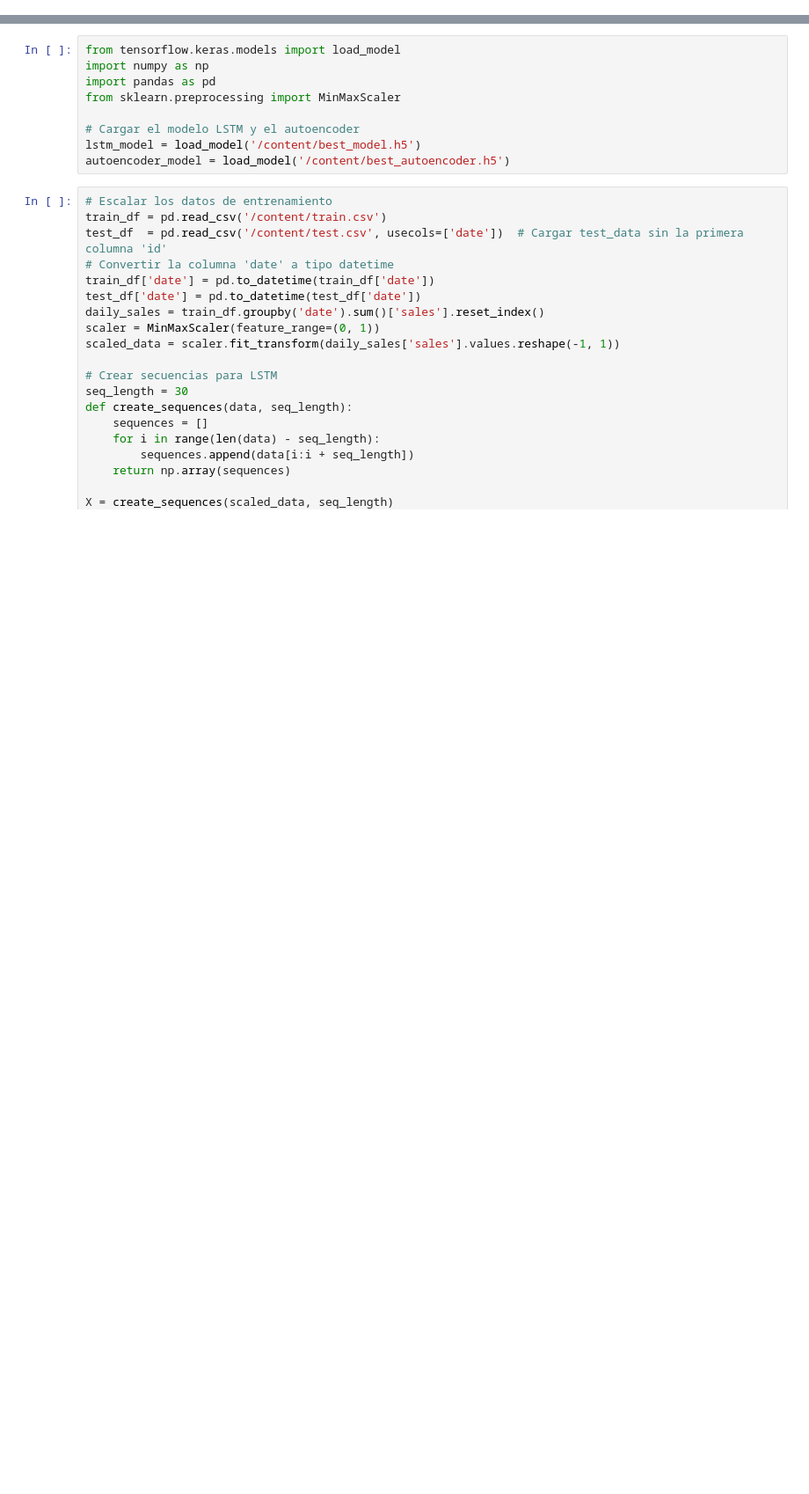
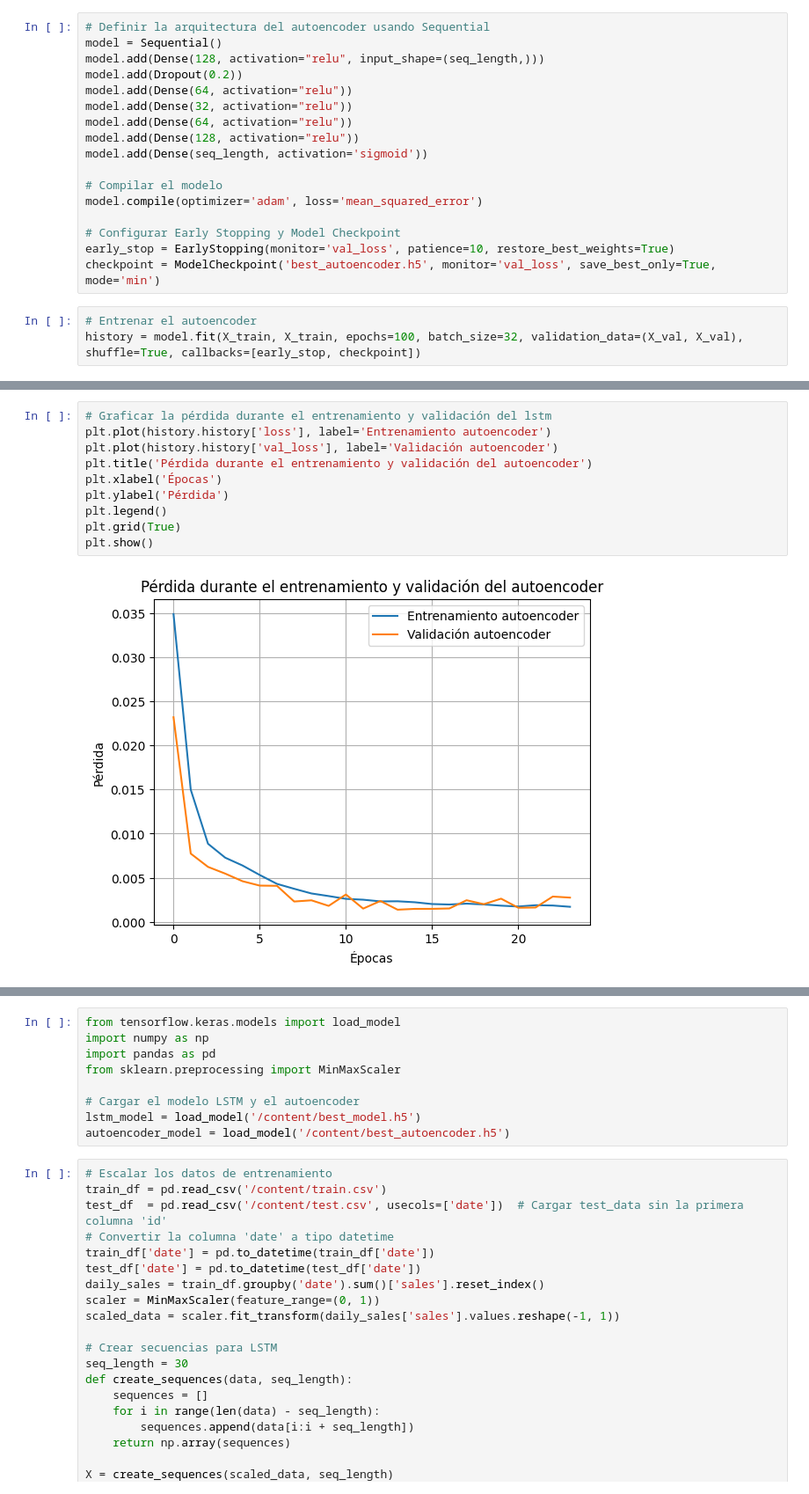
Before and after one commit to sensito/Detecci-n-de-Anomal-as-en-Ventas-Usando-Modelos-LSTM-y-Autoencoder, a Jupyter notebook: Hibrido.ipynb, the cells around one changed output, grey strips where cells are left out. Shown: that part at 88% size. Cells and saved outputs as stored; diff of their text form; blank space fills up the shorter version.

```diff
--- a/Hibrido.ipynb
+++ b/Hibrido.ipynb
@@ -0,0 +309,20 @@
+# %%
+# Definir la arquitectura del autoencoder usando Sequential
+model = Sequential()
+model.add(Dense(128, activation="relu", input_shape=(seq_length,)))
+model.add(Dropout(0.2))
+model.add(Dense(64, activation="relu"))
+model.add(Dense(32, activation="relu"))
+model.add(Dense(64, activation="relu"))
+model.add(Dense(128, activation="relu"))
+model.add(Dense(seq_length, activation='sigmoid'))
+
+# Compilar el modelo
+model.compile(optimizer='adam', loss='mean_squared_error')
+
+# Configurar Early Stopping y Model Checkpoint
+early_stop = EarlyStopping(monitor='val_loss', patience=10, restore_best_weights=True)
+checkpoint = ModelCheckpoint('best_autoencoder.h5', monitor='val_loss', save_best_only=True, mode='min')
+# %%
+# Entrenar el autoencoder
+history = model.fit(X_train, X_train, epochs=100, batch_size=32, validation_data=(X_val, X_val), shuffle=True, callbacks=[early_stop, checkpoint])
@@ -0,0 +350,12 @@
+# %%
+# Graficar la pérdida durante el entrenamiento y validación del lstm
+plt.plot(history.history['loss'], label='Entrenamiento autoencoder')
+plt.plot(history.history['val_loss'], label='Validación autoencoder')
+plt.title('Pérdida durante el entrenamiento y validación del autoencoder')
+plt.xlabel('Épocas')
+plt.ylabel('Pérdida')
+plt.legend()
+plt.grid(True)
+plt.show()
+# %% [output]
+[figure, added]
```
Also changed, not shown: parts of 37 cells of this notebook.
